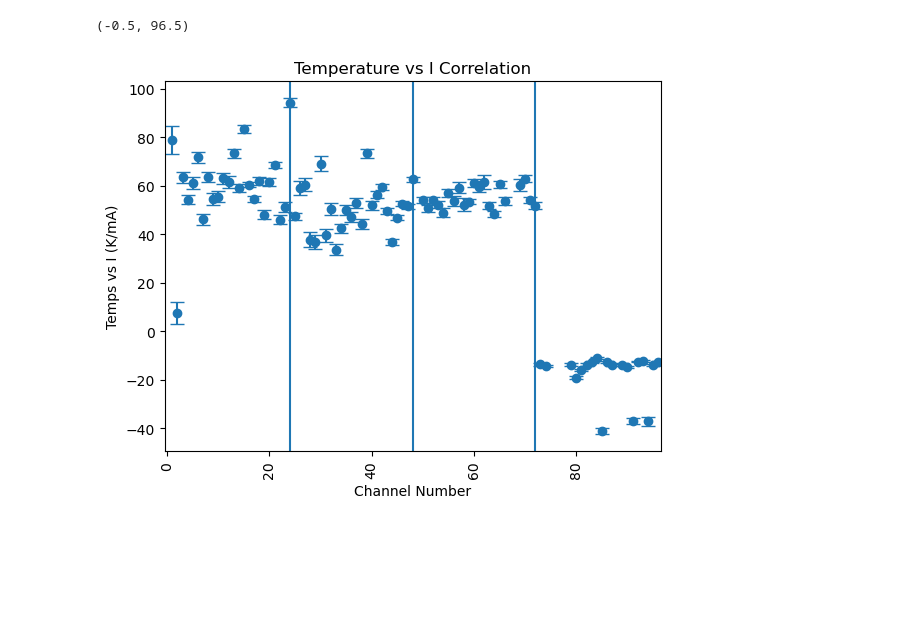
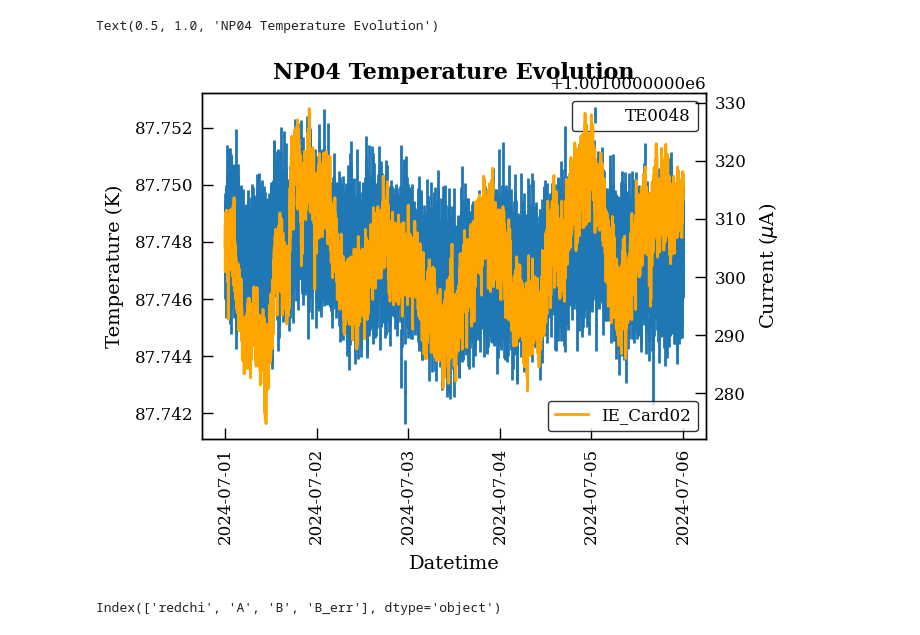
Before and after one commit to jcapo96/rtd, a Jupyter notebook: pdhd/ana/current_corr.ipynb, the cells around one changed output. Drawn from its saved outputs; the diff is of its cells as text; code cells hidden in the pictures; blank space fills up the shorter version.

```diff
--- a/pdhd/ana/current_corr.ipynb
+++ b/pdhd/ana/current_corr.ipynb
@@ -3,7 +3,10 @@ import pandas as pd
 import time, datetime, tqdm
 import matplotlib.pyplot as plt
 import numpy as np
-import pickle, utils
+import pickle, utils, tools, plots, lmfit
+
+plt.style.use("style.mplstyle")
+path_to_save_plots = "/eos/user/j/jcapotor/DUNE-IFIC/Academic/PhD_Thesis/The Temperature Monitoring System for DUNE and its prototypes at CERN/Contents/PDHD/PDHD_OPERATION/pictures/NORMAL_OPERATION/"
 # %%
-tini, tend = datetime.datetime(2024, 8, 1, 3, 0, 0), datetime.datetime(2024, 8, 10, 9, 0, 0)
+tini, tend = datetime.datetime(2024, 7, 1, 0, 0, 0), datetime.datetime(2024, 7, 6, 0, 0, 0)
 data, data_err = utils.load_data(tini, tend)
@@ -65,14 +13,53 @@ for channel in data.columns:
-# %%
-res = pd.DataFrame(container).T
-plt.errorbar(res.index.to_numpy(), res["value"].to_numpy(), yerr=res["err"].to_numpy(), fmt="o", capsize=5)
-plt.ylabel("Temps vs I (K/mA)")
-plt.xlabel("Channel Number")
-plt.xticks(rotation=90);
-plt.axvline(24)
-plt.axvline(48)
-plt.axvline(72)
-plt.title("Temperature vs I Correlation")
-plt.xlim(-0.5, 96.5)
-# %% [output]
-(-0.5, 96.5)
-[figure, removed]
+# %%
+fig, axes = plt.subplots(1, 1)
+
+plots.plot_temp_evolution(
+    data=data, data_err=data_err, channel="TE0048",
+    tmax=300, tmax_err=1,
+    axes=axes
+)
+#axes.axvline(datetime.datetime(2024, 5, 3, 13, 30, 0), label="Recirculation ON", color="red")
+#axes.axvline(datetime.datetime(2024, 12, 3, 14, 30, 0), label="Recirculation ON", color="orange")
+axes2 = axes.twinx()
+axes2.plot(data.index.to_numpy(), 1e6*data["IE_Card02"].to_numpy(), color="orange", label="IE_Card02")
+axes.legend()
+axes2.legend()
+axes.set_xlabel("Datetime")
+axes.set_ylabel("Temperature (K)")
+axes2.set_ylabel("Current ($\mu$A)")
+axes.set_title("NP04 Temperature Evolution")
+# fig.savefig(f"{path_to_save_plots}np04_temp_evolution_TE0001.png", format="png")
+# %% [output]
+Text(0.5, 1.0, 'NP04 Temperature Evolution')
+[figure, added]
+# %%
+def line(x, A, B):
+    return A + B * x
+
+results = {}
+minchi2 = 1e10
+
+sample = list(range(10, 240 + 1, 5))
+for minutes in sample:
+    i = 48
+    try:
+        data_plot = data.resample(f"{minutes}min").mean()
+        data_plot_err = data.resample(f"{minutes}min").std()
+        line_model = lmfit.Model(line)
+        params = line_model.make_params(A=0, B=1)
+        weights = 1 / np.sqrt(data_plot_err["IE_Card02"].to_numpy()**2 + data_plot_err[fr"TE00{i}"].to_numpy()**2)
+        fit_result = line_model.fit((data_plot[fr"TE00{i}"]-data_plot[fr"TE00{i}"].iloc[0]).to_numpy(),
+                                    params,
+                                    x=data_plot["IE_Card02"].to_numpy(), weights=weights)
+        if fit_result.redchi > 0.5:
+            continue
+        results[minutes] = {"redchi":fit_result.redchi, "A":fit_result.params["A"].value, "B":fit_result.params["B"].value, "B_err":fit_result.params["B"].stderr}
+        if fit_result.redchi < minchi2:
+            minchi2 = fit_result.redchi
+            best_minutes = minutes
+    except:
+        continue
+results = pd.DataFrame(results).T
+print(results.columns)
+# %% [output]
+Index(['redchi', 'A', 'B', 'B_err'], dtype='object')
```
Also changed, not shown: parts of 5 cells of this notebook, 10 other files.
